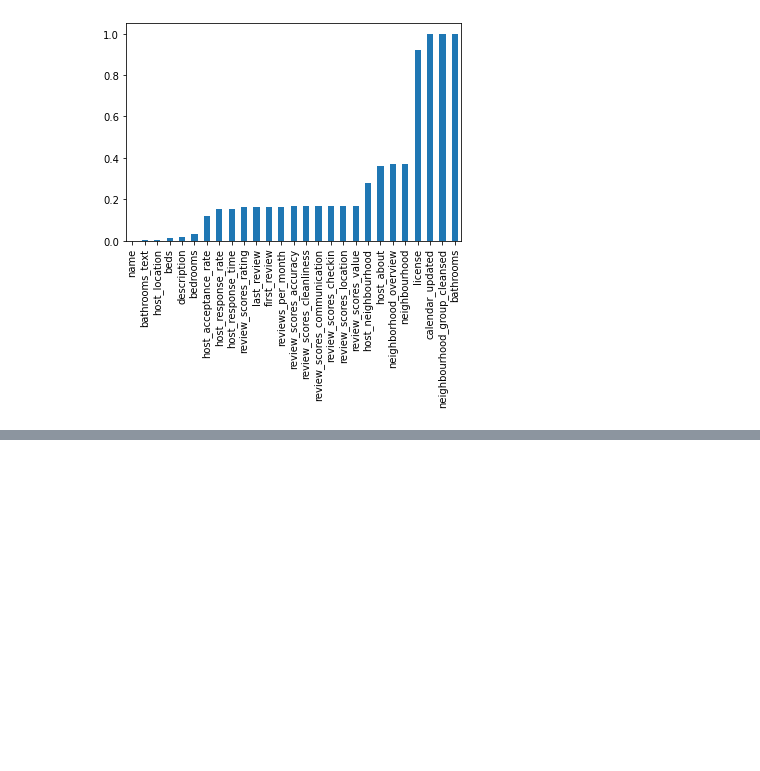
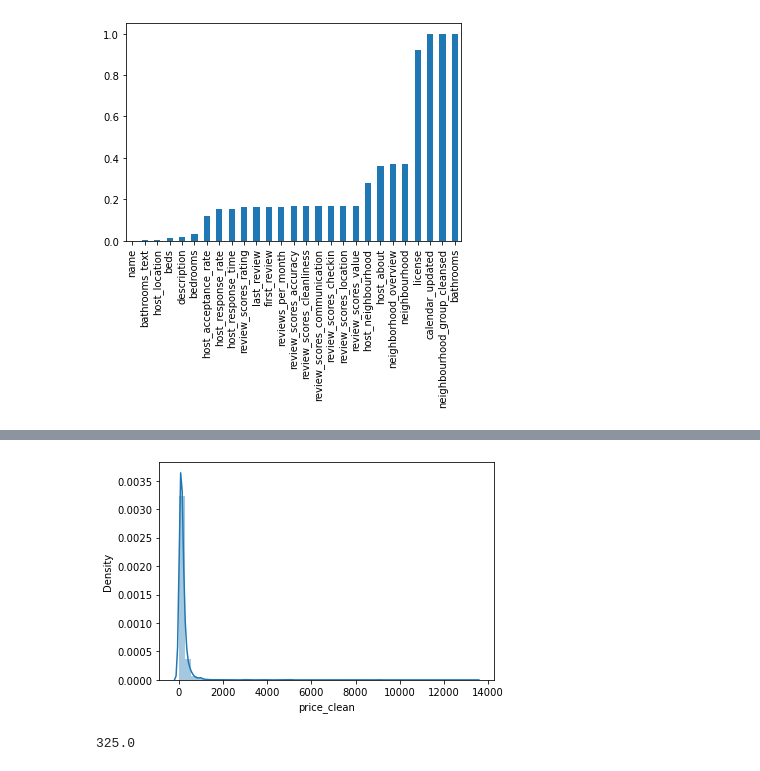
Before and after one commit to Aleaume/Udactiy_DataSc_P1, a Jupyter notebook: Data_Exploration.ipynb, the cells around one changed output, grey strips where cells are left out. Saved outputs shown, nothing was run; the diff lists cells and outputs as text; code cells hidden in the pictures; blank space fills up the shorter version.

```diff
--- a/Data_Exploration.ipynb
+++ b/Data_Exploration.ipynb
@@ -123,0 +183,8 @@ Name: id, Length: 98, dtype: int64
+# %%
+#Looking at prices in detail
+
+#We remove the dollar sign as first character, remove thousands comma separator and convert to float.
+
+df['price_clean'] = df['price'].str[1:].str.replace(",","").astype(float)
+
+df['price_clean']
@@ -123,0 +216,8 @@ Name: id, Length: 98, dtype: int64
+# %%
+sns.distplot(df['price_clean']);
+# %% [output]
+[figure, added]
+# %%
+df['price_clean'].quantile(.9)
+# %% [output]
+325.0
```
Also changed, not shown: parts of 18 cells of this notebook, 1 other file.
